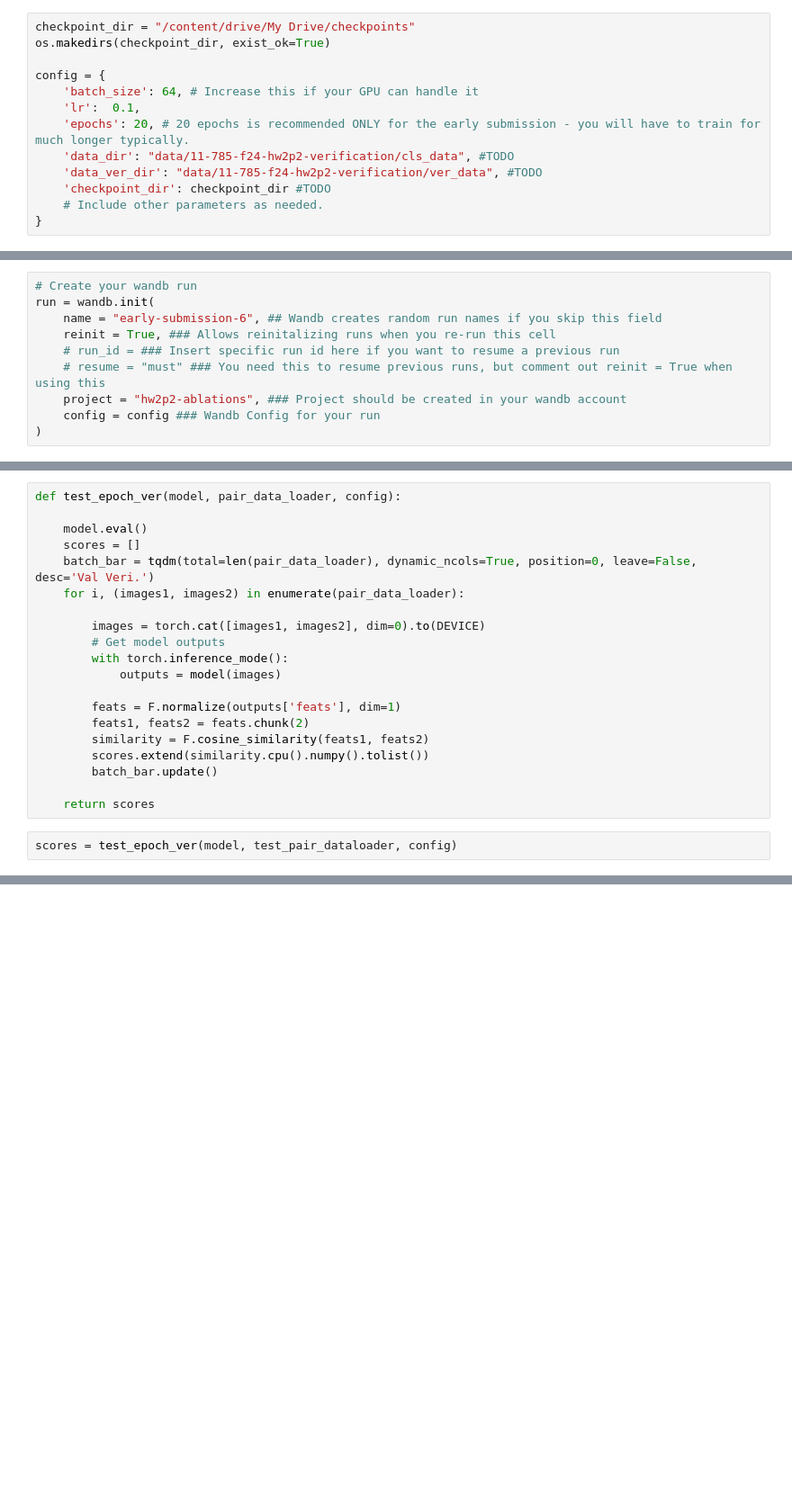
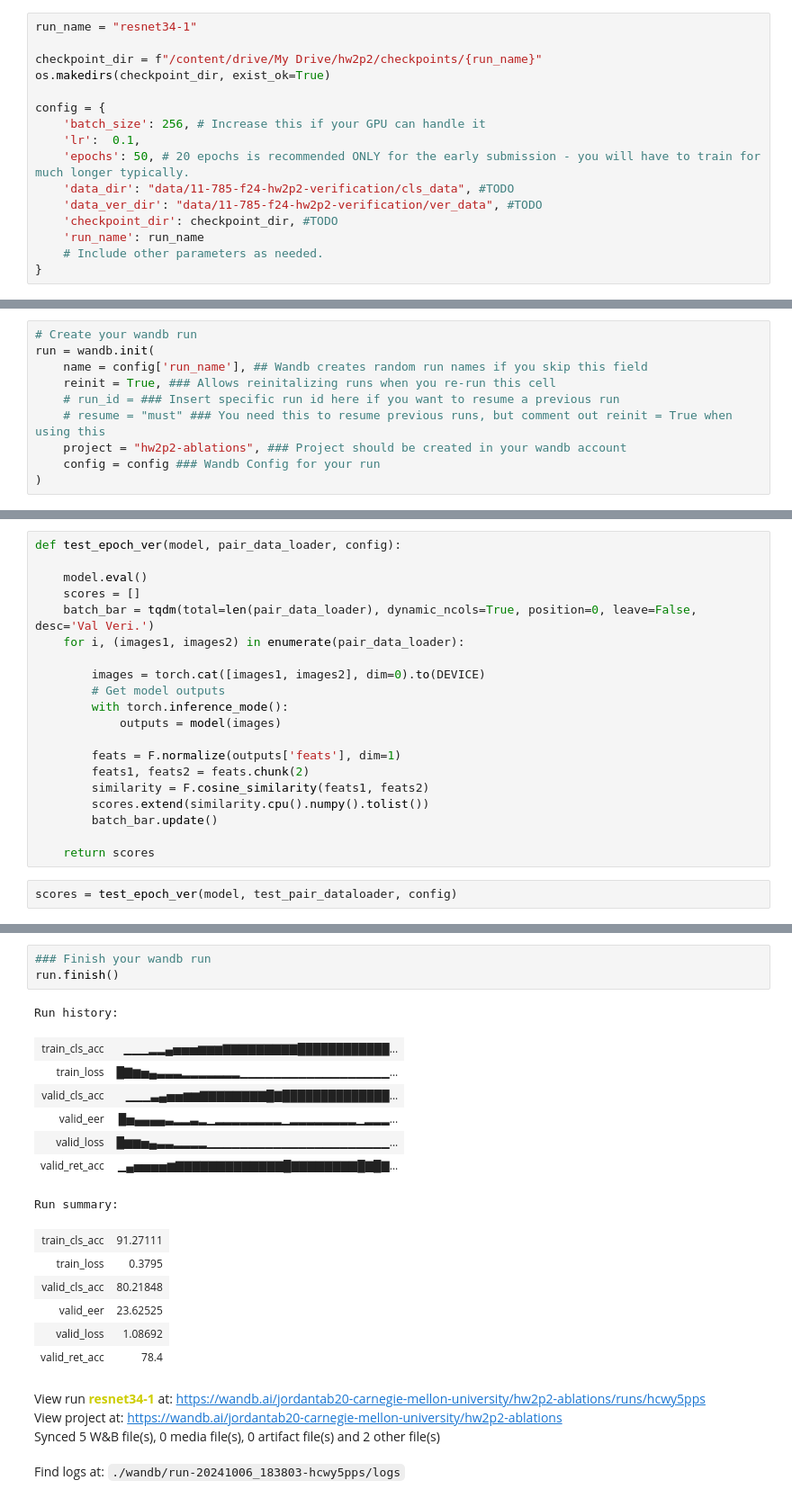
Before and after one commit to jordantab/11785-assignment-part2s, a Jupyter notebook: HW2P2.ipynb, the cells around one changed output, grey strips where cells are left out. Shown at 90% size. Cells and saved outputs as stored; diff of their text form; blank space fills up the shorter version.

```diff
--- a/HW2P2.ipynb
+++ b/HW2P2.ipynb
@@ -99,16 +99,19 @@ Downloading 11785-hw-2-p-2-face-verification-fall-2024.zip to /content
 # %% [markdown]
 # Config
 # %%
-checkpoint_dir = "/content/drive/My Drive/checkpoints"
+run_name = "resnet34-1"
+
+checkpoint_dir = f"/content/drive/My Drive/hw2p2/checkpoints/{run_name}"
 os.makedirs(checkpoint_dir, exist_ok=True)
 
 config = {
-    'batch_size': 64, # Increase this if your GPU can handle it
+    'batch_size': 256, # Increase this if your GPU can handle it
     'lr':  0.1,
-    'epochs': 20, # 20 epochs is recommended ONLY for the early submission - you will have to train for much longer typically.
+    'epochs': 50, # 20 epochs is recommended ONLY for the early submission - you will have to train for much longer typically.
     'data_dir': "data/11-785-f24-hw2p2-verification/cls_data", #TODO
     'data_ver_dir': "data/11-785-f24-hw2p2-verification/ver_data", #TODO
-    'checkpoint_dir': checkpoint_dir #TODO
+    'checkpoint_dir': checkpoint_dir, #TODO
+    'run_name': run_name
     # Include other parameters as needed.
 }
 # %%
@@ -617,7 +710,7 @@ True
 # %%
 # Create your wandb run
 run = wandb.init(
-    name = "early-submission-6", ## Wandb creates random run names if you skip this field
+    name = config['run_name'], ## Wandb creates random run names if you skip this field
     reinit = True, ### Allows reinitalizing runs when you re-run this cell
     # run_id = ### Insert specific run id here if you want to resume a previous run
     # resume = "must" ### You need this to resume previous runs, but comment out reinit = True when using this
@@ -787,3 +873,25 @@ with open("verification_early_submission.csv", "w+") as f:
     f.write("ID,Label\n")
     for i in range(len(scores)):
         f.write("{},{}\n".format(i, scores[i]))
+# %%
+### Finish your wandb run
+run.finish()
+# %% [output]
+Run history:
+| train_cls_acc | ▁▁▁▂▂▄▅▅▅▆▆▆▇▇▇▇▇▇▇▇▇████████████... |
+| train_loss | █▇▆▅▄▃▃▃▂▂▂▂▂▂▂▁▁▁▁▁▁▁▁▁▁▁▁▁▁▁▁▁▁... |
+| valid_cls_acc | ▁▁▁▃▄▅▅▆▆▇▇▇▇▇▇▇▇█▇██████████████... |
+| valid_eer | █▅▄▄▄▄▃▂▂▃▂▁▂▂▂▂▂▂▂▂▁▂▂▂▂▂▂▂▂▁▂▂▂... |
+| valid_loss | █▆▆▅▄▃▃▂▂▂▂▁▁▁▁▁▁▁▁▁▁▁▁▁▁▁▁▁▁▁▁▁▁... |
+| valid_ret_acc | ▁▄▅▅▅▅▆▇▇▇▇▇▇▇▇▇▇▇▇▇█▇▇▇▇▇▇▇▇█▇█▇... |
+Run summary:
+| train_cls_acc | 91.27111 |
+| train_loss | 0.3795 |
+| valid_cls_acc | 80.21848 |
+| valid_eer | 23.62525 |
+| valid_loss | 1.08692 |
+| valid_ret_acc | 78.4 |
+View run resnet34-1 at: https://wandb.ai/jordantab20-carnegie-mellon-university/hw2p2-ablations/runs/hcwy5pps
+View project at: https://wandb.ai/jordantab20-carnegie-mellon-university/hw2p2-ablations
+Synced 5 W&B file(s), 0 media file(s), 0 artifact file(s) and 2 other file(s)
+Find logs at: ./wandb/run-20241006_183803-hcwy5pps/logs
```
Also changed, not shown: parts of 16 cells of this notebook.
